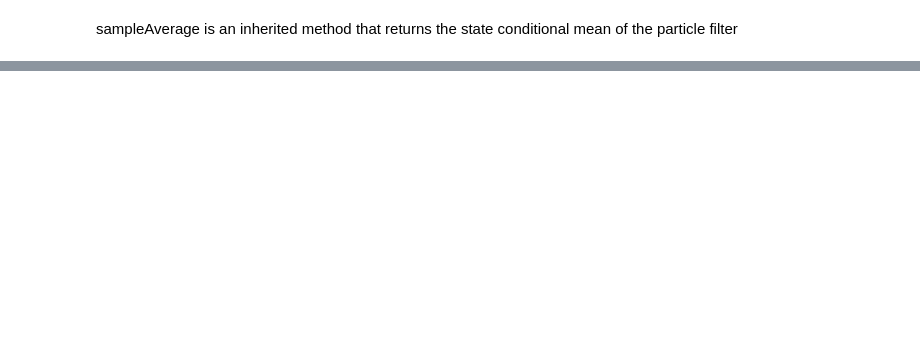
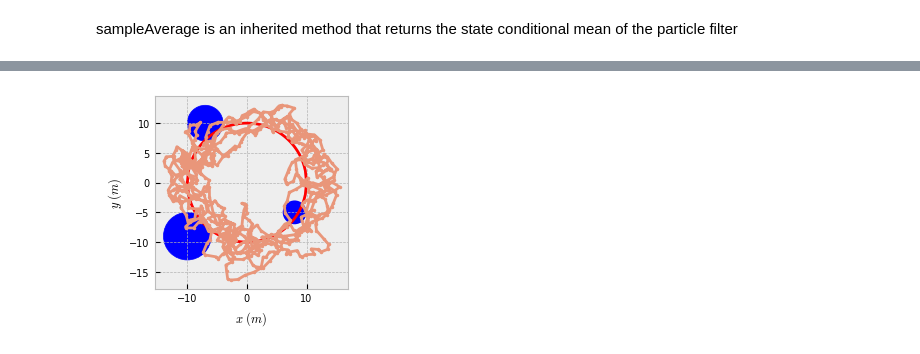
Before and after one commit to msramada/Control-Importance-Distribution-Algorithm-CIDA-, a Jupyter notebook: TestExample_CIDA.ipynb, the cells around one changed output, grey strips where cells are left out. Cells and saved outputs as stored; diff of their text form; code cells hidden in the pictures; blank space fills up the shorter version.

```diff
--- a/TestExample_CIDA.ipynb
+++ b/TestExample_CIDA.ipynb
@@ -116,0 +123,8 @@ fig.show()
+# %%
+fig, ax= plt.subplots(figsize=(FigWidth,FigHeight))
+Constraintsplot(ax)
+ax.plot(x_true_rec_CE[0,:],x_true_rec_CE[1,:],'-o', markersize=1.5,color=list(colors.cnames)[33], zorder=2)
+plt.savefig('Figures/CBF_and_CE1.png', dpi=400, bbox_inches ="tight")
+plt.show()
+# %% [output]
+[figure, added]
```
Also changed, not shown: parts of 17 cells of this notebook, 16 other files.
